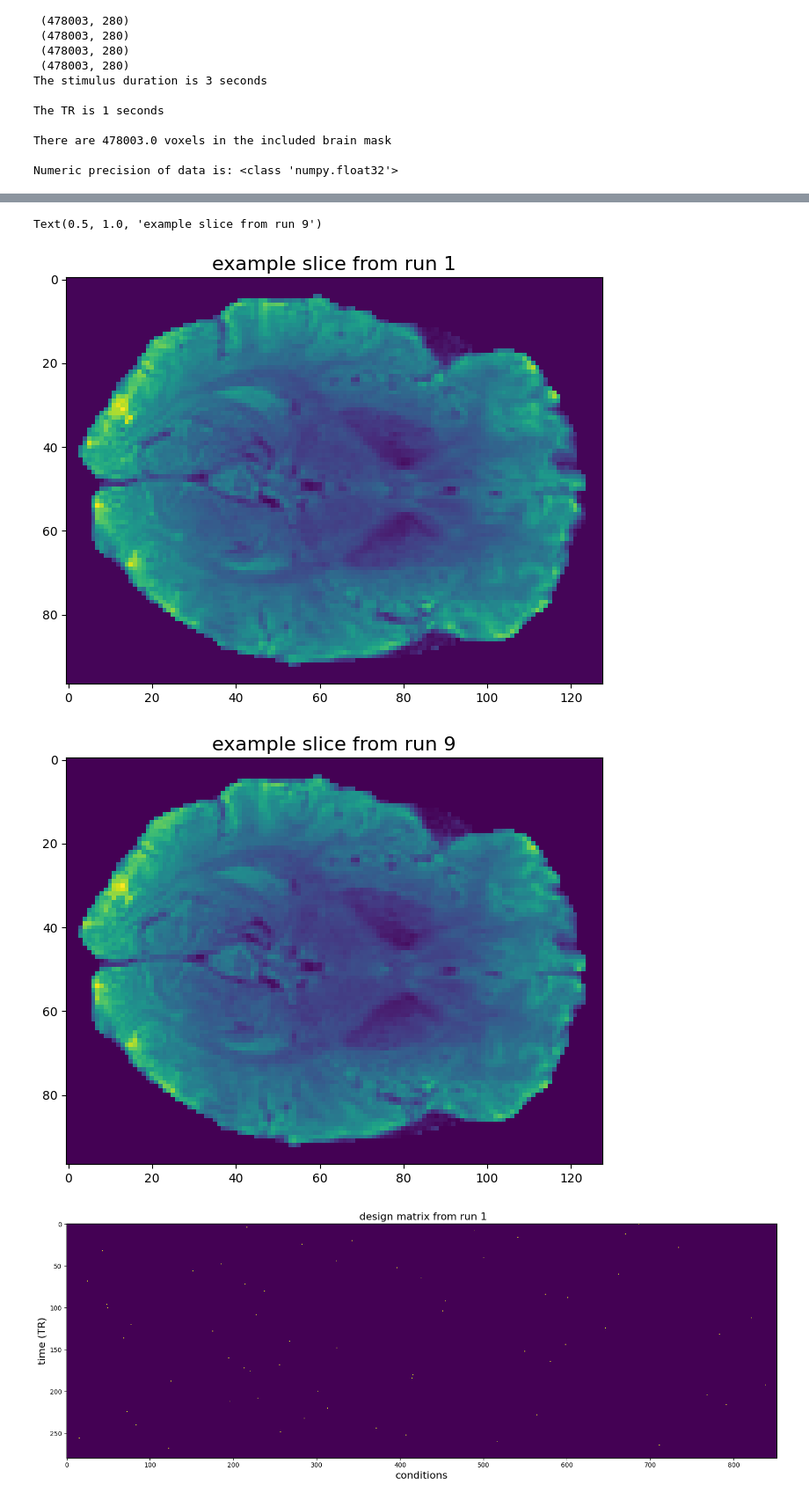
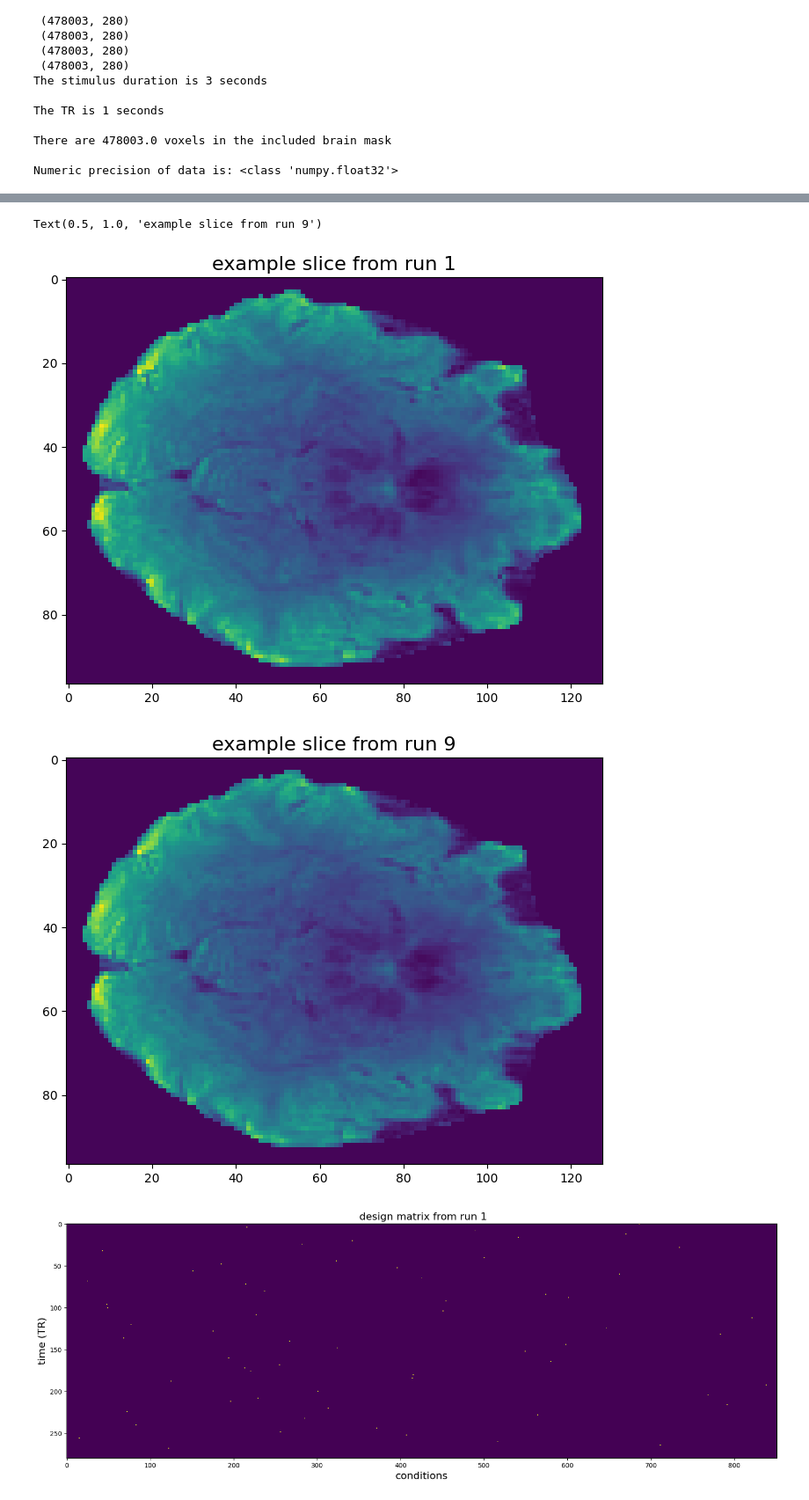
Before and after one commit to rishab-iyer1/mindeye_preproc, a Jupyter notebook: analysis/GLMsingle.ipynb, the cells around one changed output, grey strips where cells are left out. Shown at 88% size. Drawn from its saved outputs; the diff is of its cells as text; code cells hidden in the pictures.

```diff
--- a/analysis/GLMsingle.ipynb
+++ b/analysis/GLMsingle.ipynb
@@ -103,17 +103,23 @@ else:
 tr = 1 # after upsampling
 # %%
 # bids directory
-homedir = '/jukebox/norman/rsiyer/rtmindeye/data_sub-003_ses-01/bids'
-# homedir = '/jukebox/norman/rsiyer/rtmindeye/orig_data/bids'
+if sub == 'sub-003' and session == 'ses-01':
+    homedir = f'/jukebox/norman/rsiyer/rtmindeye/data_{sub}_{session}/bids'
+elif sub == 'sub-001' and session == 'ses-01':
+    homedir = f'/jukebox/norman/rsiyer/rtmindeye/data_sub-001_sub_002_ses-01/bids'
+else:
+    raise Exception
 
 # datadir is fmriprep folder for this subject, outputdir is glmsingle derivatives
 datadir = join(homedir,'derivatives','fmriprep',sub)
 maskdir = join(homedir,'derivatives','masks', sub)
 designdir = join(homedir, '../design/')
-outputdir = join(homedir,'derivatives','glmsingle/')
-# outputdir = join(homedir,'derivatives','glmsingle_half/')
+# outputdir = join(homedir,'derivatives','glmsingle/')
+outputdir = join(homedir,'derivatives','glmsingle_nofithrf/')
 func_dir = join(datadir,f'{session}','func/')
 defaced_dir = join(homedir,'derivatives','deface/')
+savedir = f'{outputdir}/{sub}/'  # where to save voxel reliabilities
+
 
 # make a directory for this subject
 path = os.path.join(outputdir,sub)
@@ -145,10 +151,11 @@ if (sub=='sub-001' and session=='ses-01') or (sub=='sub-002' and session=='ses-0
 elif (sub=='sub-001' and session in ('ses-02', 'ses-03', 'ses-04')) or sub=='sub-003':
     filename = f"{designdir}csv/{sub}_{session}.csv"
     data = pd.read_csv(filename)
-    starts = data['trial.started'].values[14:]
-    images = data['current_image'].values[14:][~np.isnan(starts)]
-    is_new_run = data['is_new_run'].values[14:][~np.isnan(starts)]
-    starts = starts[~np.isnan(starts)]
+    data = data.dropna(subset=['current_image'])  # in these csv files, there are blanks between runs
+    starts = data['trial.started'].values[10:]
+    images = data['current_image'].values[10:]
+    is_new_run = data['is_new_run'].values[10:]
+
 else:
     raise Exception("undefined subject and/or session")
 print(filename)
@@ -222,6 +233,6 @@ run = 15
 # %%
 # Plot design matrix for each run
-run=0
+run=1
 plt.figure(figsize=(16,16))
 plt.imshow(design[run],interpolation='none')
 plt.title(' design matrix from run %i' %(run+1), fontsize=16)
@@ -532,26 +587,26 @@ Numeric precision of data is: <class 'numpy.float32'>
 # %%
 # plot example slice from run 1 and run 16
 # first, we need to unmask the data to get it back into 3D/4D format:
 X = nilearn.masking.unmask(data_upsampled[0].T, avg_mask)
 run1 = X.get_fdata()
 
 X = nilearn.masking.unmask(data_upsampled[8].T, avg_mask)
 run16 = X.get_fdata()
 
-z=45
+z=40
 plt.figure(figsize=(20,6))
 plt.subplot(121)
 plt.imshow(run1[:,:,z,0])
 plt.title('example slice from run 1',fontsize=16)
 
 plt.figure(figsize=(20,6))
 plt.subplot(121)
 plt.imshow(run16[:,:,z,8])
 plt.title('example slice from run 9',fontsize=16)
 # %% [output]
 Text(0.5, 1.0, 'example slice from run 9')
-[figure, old version]
+[figure, new version]
-[figure, old version]
+[figure, new version]
 # %%
 # Plot design matrix for each run
 for run in range(n_runs):
```
Also changed, not shown: parts of 40 cells of this notebook, 3 other files.
